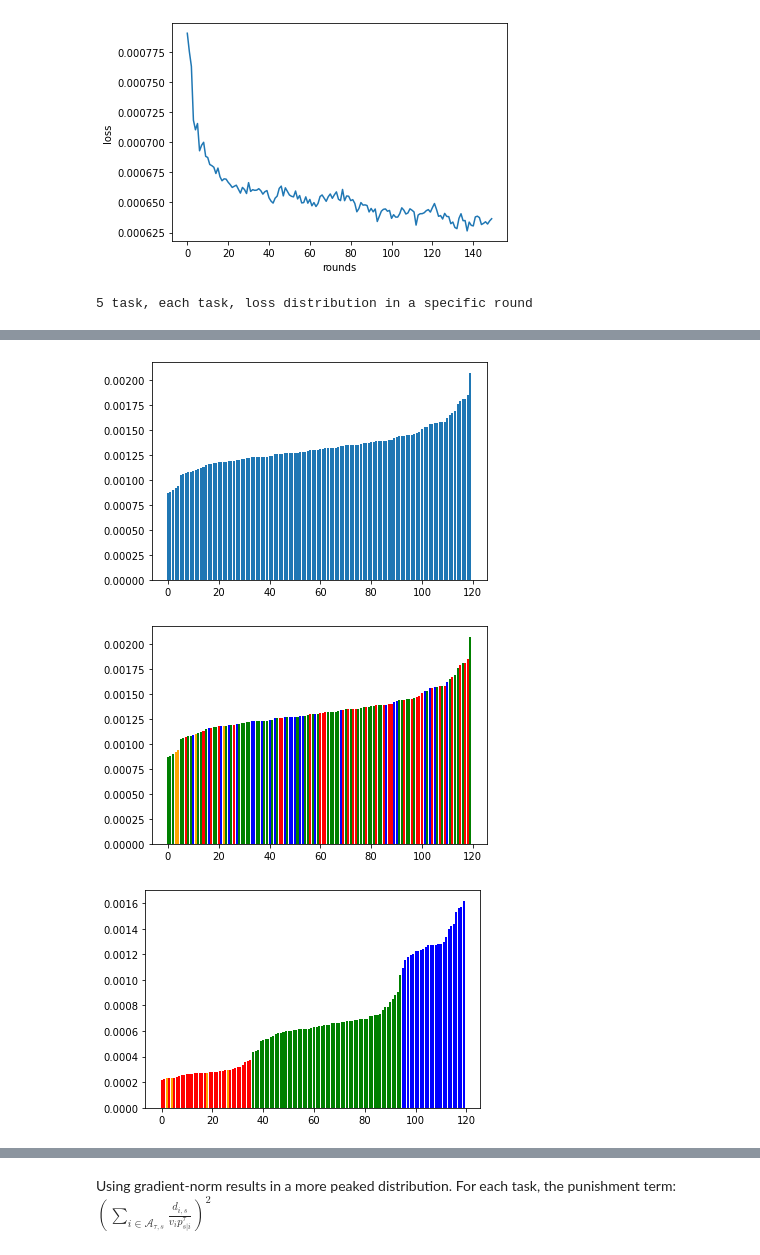
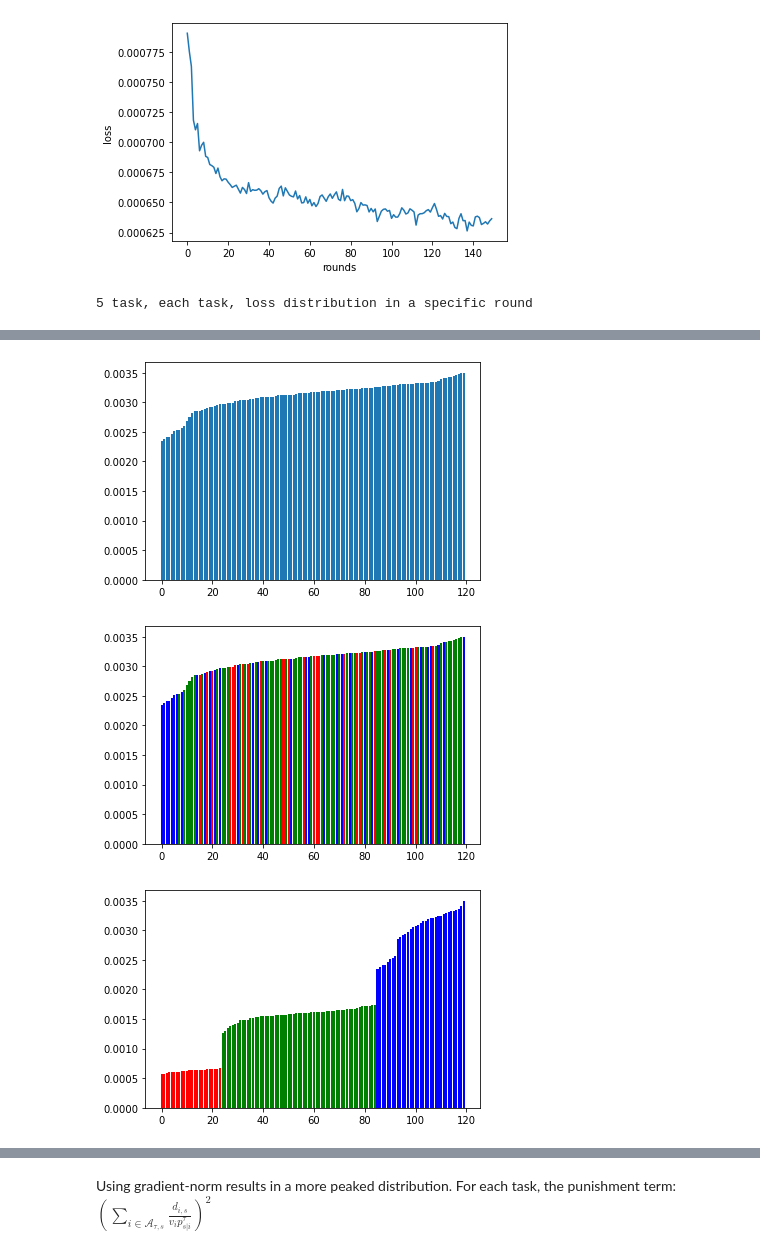
Before and after one commit to haoran-zh/mmfl-Dec, a Jupyter notebook: new_idea.ipynb, the cells around one changed output, grey strips where cells are left out. Cells and saved outputs as stored; diff of their text form; code cells hidden in the pictures.

```diff
--- a/new_idea.ipynb
+++ b/new_idea.ipynb
@@ -35,7 +35,8 @@ plt.show()
 [figure]
 [figure]
 # %%
-folder_name = "./result/5task_nnnnn_fffse_lessVenn_AS_a1_18"
+# folder_name = "./result/5task_nnnnn_mse_lessVennc0.1_AS_a1_17"
+folder_name = "./result/5task_nnnnn_distribution_lessVennc0.1_ASF0.01_a1_14"
 # read localLoss_exp0_algo0.npy
 import numpy as np
 localLoss_exp0_algo0 = np.load(folder_name+"/localLoss_exp0_algo0.npy")
@@ -118,6 +119,6 @@ plt.show()
-[figure, old version]
+[figure, new version]
-[figure, old version]
+[figure, new version]
-[figure, old version]
+[figure, new version]
 # %%
 # connect processor index and client index
 processor2client = {}
```
Also changed, not shown: parts of 30 cells of this notebook.
